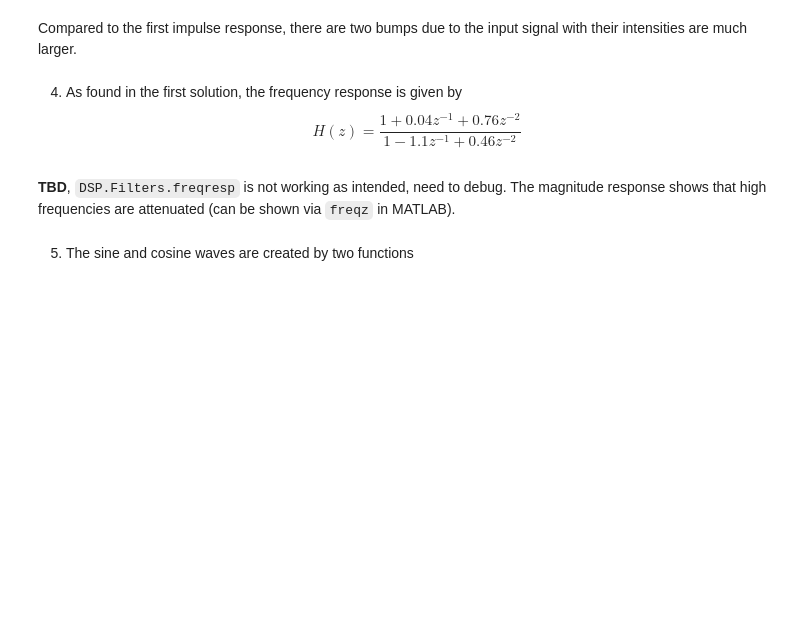
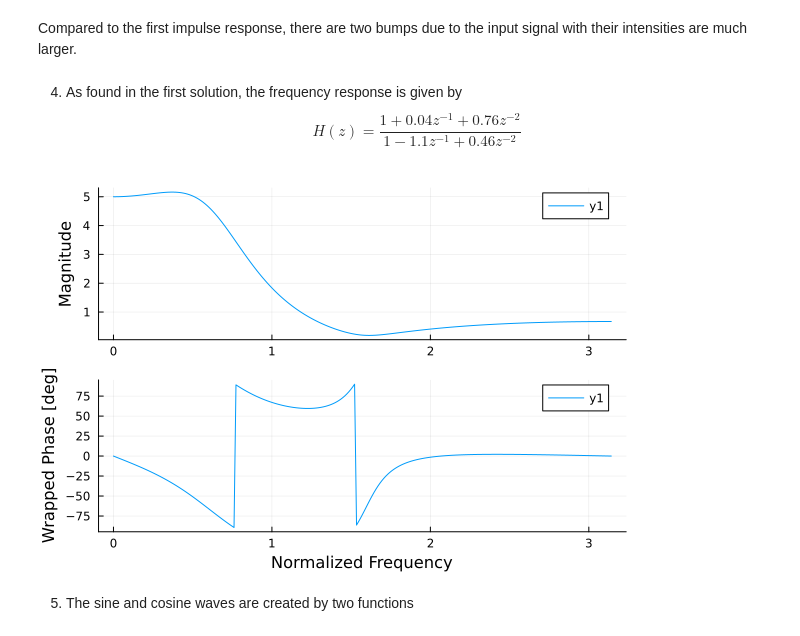
Before and after one commit to trevorolsson/DSP-Projects, a Jupyter notebook: Project 2/Project2.ipynb, the cells around one changed output. Drawn from its saved outputs; the diff is of its cells as text; code cells hidden in the pictures; blank space fills up the shorter version.

```diff
--- a/Project 2/Project2.ipynb
+++ b/Project 2/Project2.ipynb
@@ -149,8 +149,23 @@ plot(con, lines=:stem, marker=:o, markersize=5)
 Compared to the first impulse response, there are two bumps due to the input signal with their intensities are much larger.
 # %% [markdown]
 4. As found in the first solution, the frequency response is given by $$H(z)=\frac{1+0.04z^{-1}+0.76z^{-2}}{1-1.1z^{-1}+0.46z^{-2}}$$
-# %% [markdown]
-**TBD**, <code>DSP.Filters.freqresp</code> is not working as intended, need to debug. The magnitude response shows that high frequencies are attenuated (can be shown via <code>freqz</code> in MATLAB).
+# %%
+z = PolynomialRatio(b,a)
+h, w = freqresp(z)
+
+mag = abs.(h)
+phase = unwrap(atan.(imag.(h)./real.(h)))*180/pi
+p1 = plot(w, mag)
+xaxis!("")
+yaxis!("Magnitude")
+
+p2 = plot(w, phase)
+xaxis!("Normalized Frequency")
+yaxis!("Wrapped Phase [deg]")
+
+plot(p1, p2, layout=(2,1))
+# %% [output]
+[figure, added]
 # %% [markdown]
 5. The sine and cosine waves are created by two functions
 # %%
```
Also changed, not shown: 1 other file.
